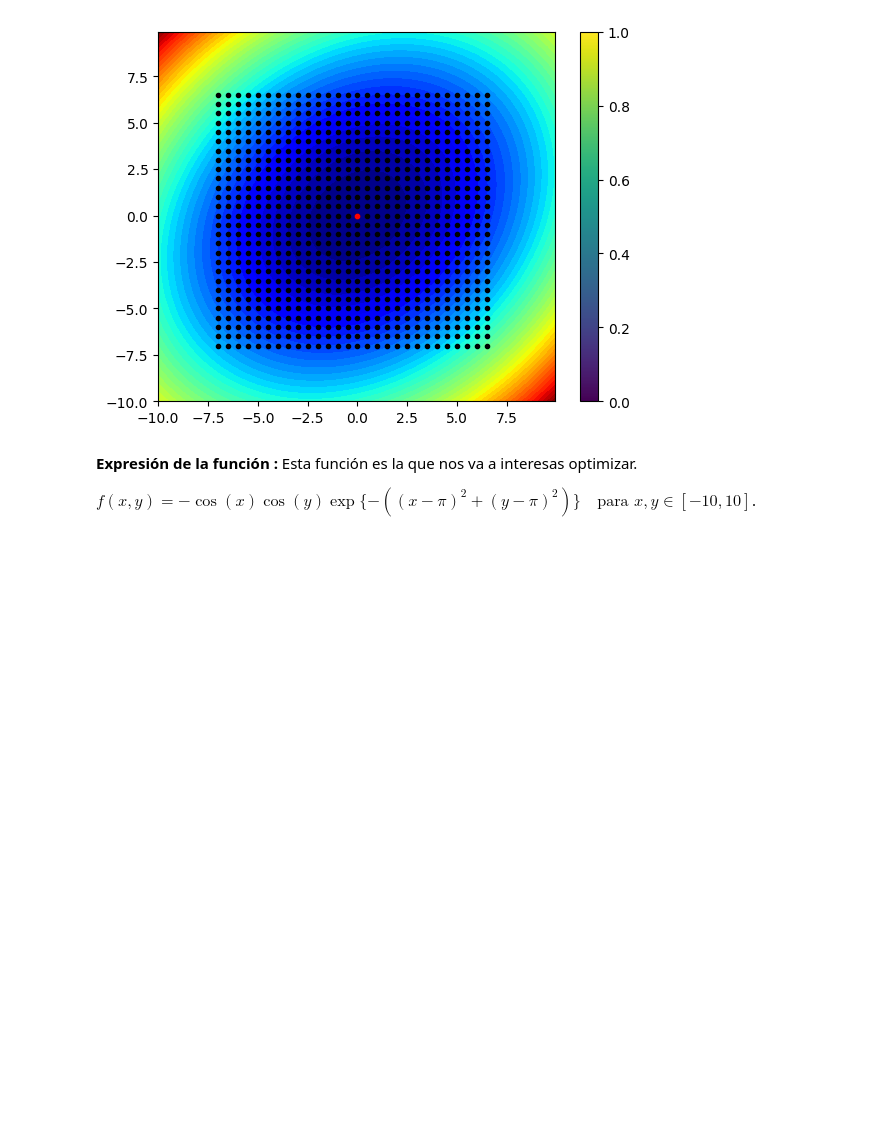
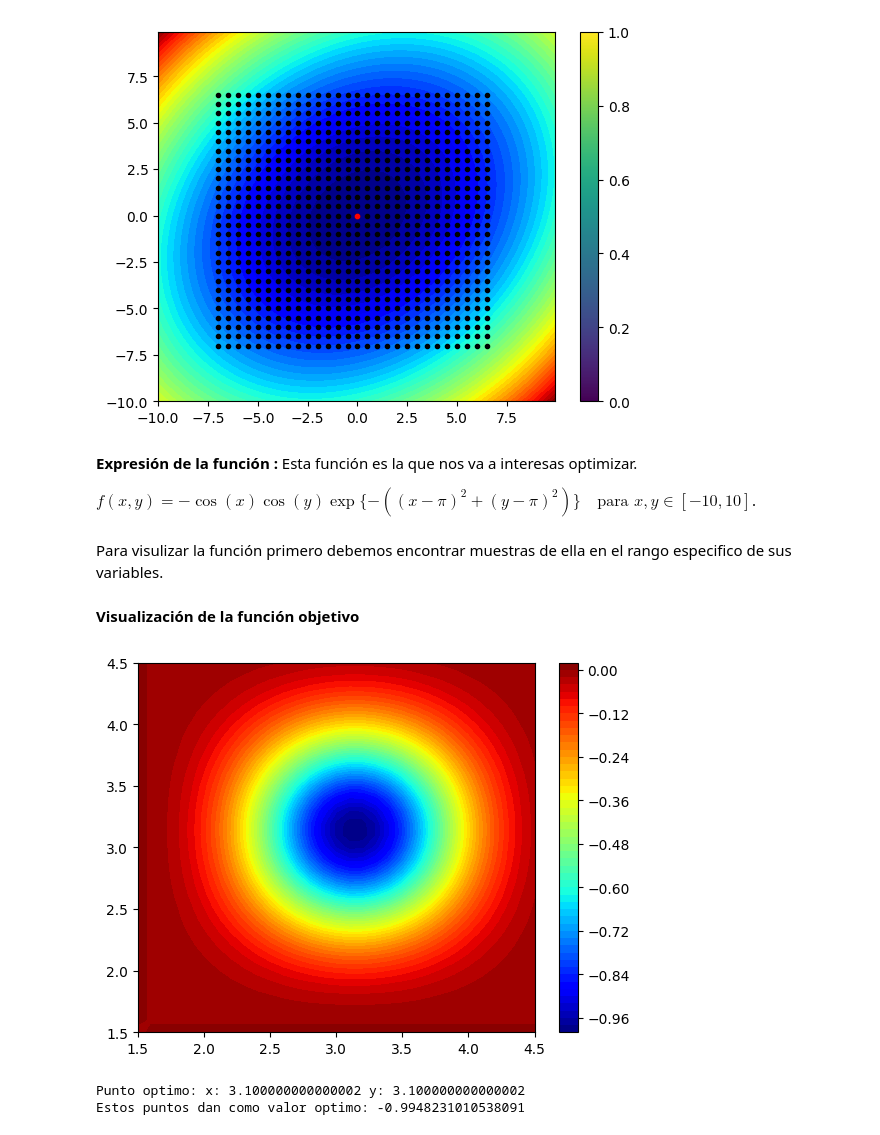
Before and after one commit to juancarvajal-hub/Optimizaci-n-E-IA, a Jupyter notebook: Ejercicio_1.ipynb, the cells around one changed output. Cells and saved outputs as stored; diff of their text form; code cells hidden in the pictures; blank space fills up the shorter version.

```diff
--- a/Ejercicio_1.ipynb
+++ b/Ejercicio_1.ipynb
@@ -91,3 +91,24 @@ plt.show()
 **Expresión de la función :** Esta función es la que nos va a interesas optimizar.
 
 $f(x, y) = -\cos(x)\cos(y)\exp\{-((x-\pi)^2 + (y-\pi)^2)\} \quad \text{para } x, y \in [-10, 10]$.
+# %%
+# Definimos la función objetivo
+def test_function2(x,y):
+    return -np.cos(x) * np.cos(y) * np.exp(-((x - np.pi)**2 + (y - np.pi)**2))
+# %% [markdown]
+Para visulizar la función primero debemos encontrar muestras de ella en el rango especifico de sus variables.
+# %%
+xi = np.arange(-10,10,0.1) # Generamos valores para la variable x
+yi = np.arange(-10,10,0.1) # Generamos valores aleatorios para la variable y
+x,y = np.meshgrid(xi,yi) # Luego encontramos todo el  conjunto de combinaciones de las varaibles x , y
+feval =  test_function2(x,y)
+# %% [markdown]
+**Visualización de la función objetivo**
+# %%
+plt.contourf(x, y, feval, levels=50, cmap='jet')
+plt.colorbar()
+plt.xlim(1.5, 4.5)
+plt.ylim(1.5, 4.5)
+plt.show()
+# %% [output]
+[figure, added]
@@ -93,0 +126,19 @@ $f(x, y) = -\cos(x)\cos(y)\exp\{-((x-\pi)^2 + (y-\pi)^2)\} \quad \text{para } x,
+# %%
+#Busqueda en grilla
+f_opt = feval_t[0][0]
+best_x = 0
+best_y = 0
+###
+for i in range(feval_t.shape[0]):
+    for j in range(feval_t.shape[1]):
+        if feval_t[i][j] < f_opt:
+            f_opt = feval_t[i][j]
+            best_x = i
+            best_y = j
+
+
+print('Punto optimo: x:',xt[best_x][best_y],'y:',yt[best_x][best_y])
+print('Estos puntos dan como valor optimo:' ,f_opt)
+# %% [output]
+Punto optimo: x: 3.100000000000002 y: 3.100000000000002
+Estos puntos dan como valor optimo: -0.9948231010538091
```
Also changed, not shown: parts of 9 cells of this notebook.
